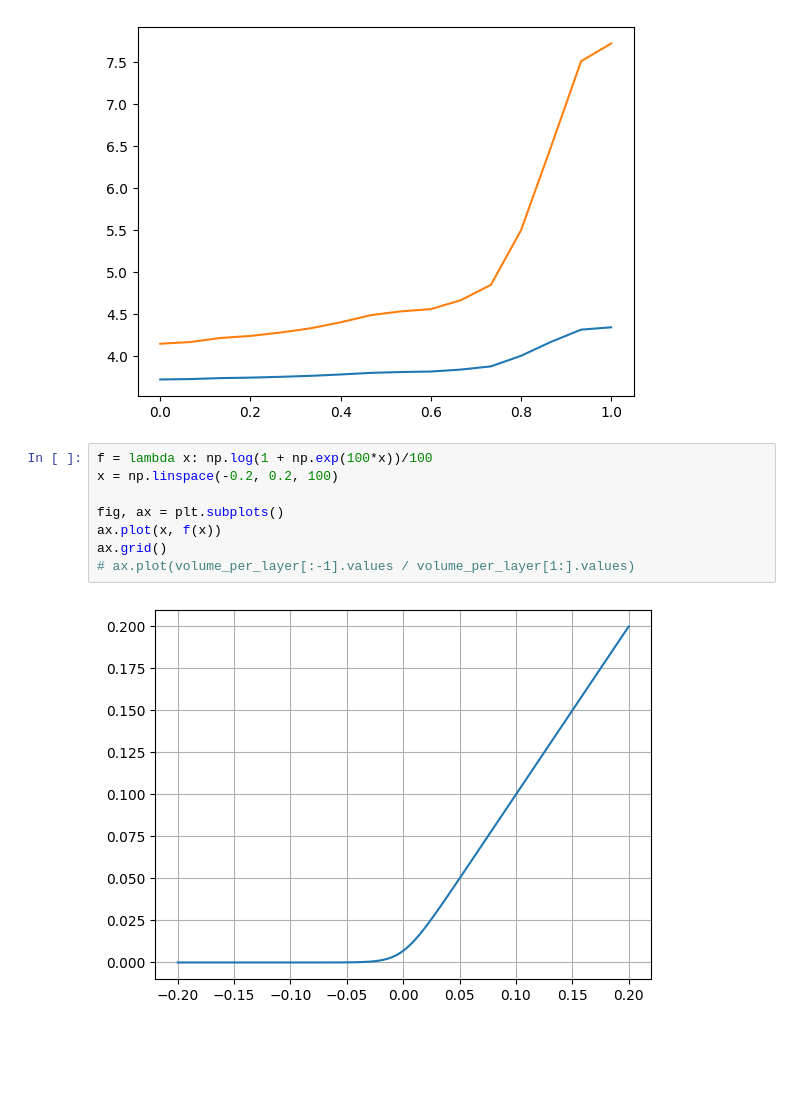
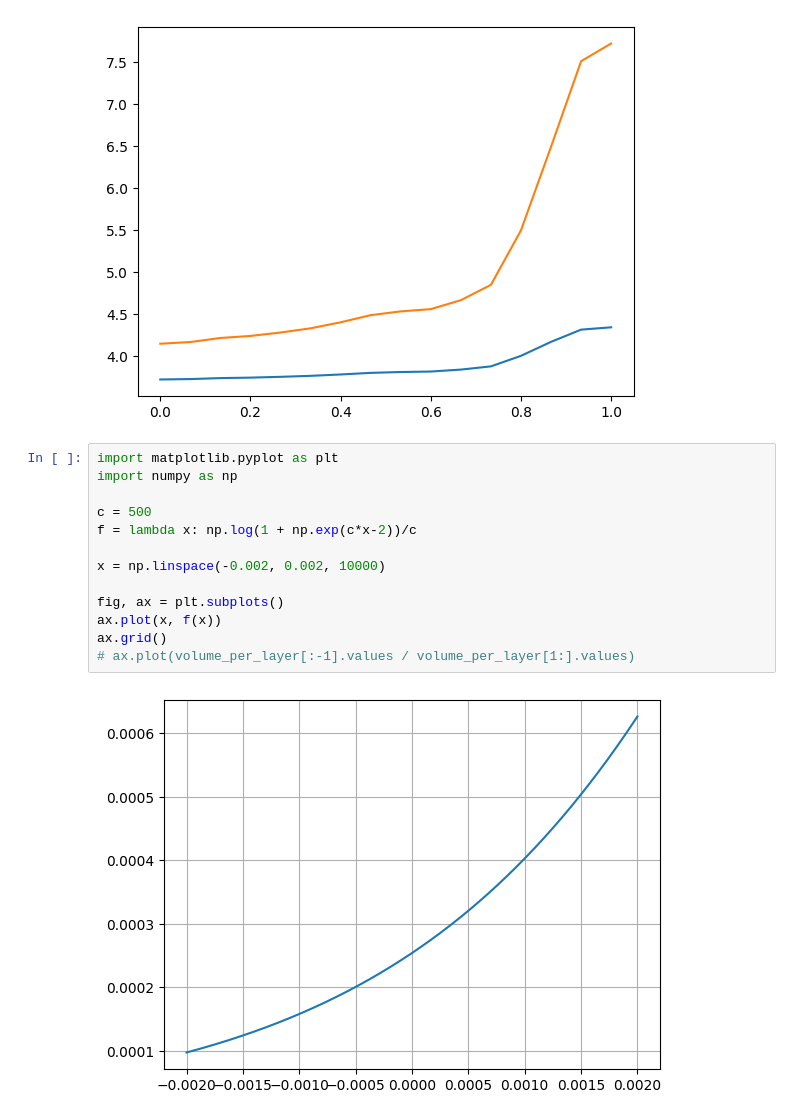
Before and after one commit to petergroenning/thesis_project, a Jupyter notebook: notebooks/new_test.ipynb, the cells around one changed output. Saved outputs shown, nothing was run; the diff lists cells and outputs as text; blank space fills up the shorter version.

```diff
--- a/notebooks/new_test.ipynb
+++ b/notebooks/new_test.ipynb
@@ -106,12 +106,17 @@ plt.plot(t, df.iloc[100, 0:16] / 10)
 [<matplotlib.lines.Line2D at 0x...>]
 [figure]
 # %%
-f = lambda x: np.log(1 + np.exp(100*x))/100
-x = np.linspace(-0.2, 0.2, 100)
+import matplotlib.pyplot as plt
+import numpy as np
+
+c = 500
+f = lambda x: np.log(1 + np.exp(c*x-2))/c
+
+x = np.linspace(-0.002, 0.002, 10000)
 
 fig, ax = plt.subplots()
 ax.plot(x, f(x))
 ax.grid()
 # ax.plot(volume_per_layer[:-1].values / volume_per_layer[1:].values)
 # %% [output]
-[figure, old version]
+[figure, new version]
```
Also changed, not shown: parts of 4 cells of this notebook, 28 other files.
